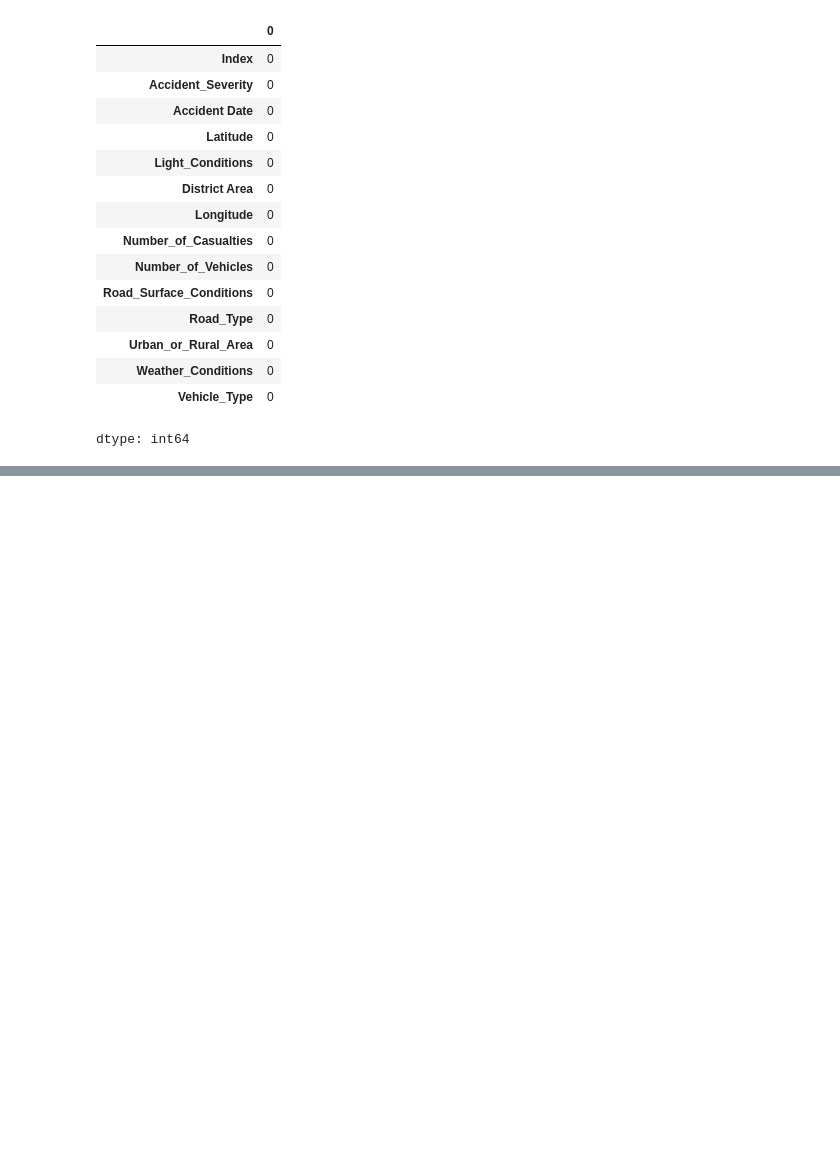
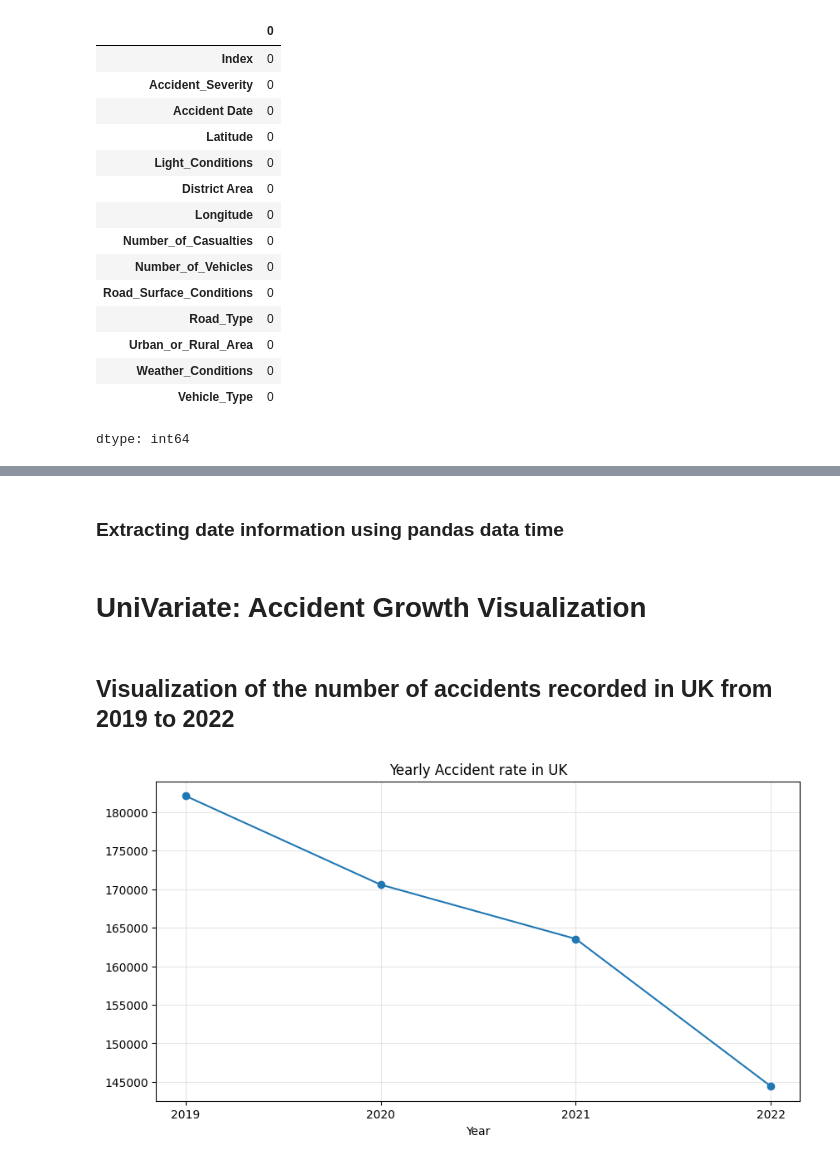
Before and after one commit to kvnwave/ELEC303-DATA-ANALYTICS-AGUILERA, a Jupyter notebook: uk_accident.ipynb, the cells around one changed output, grey strips where cells are left out. Drawn from its saved outputs; the diff is of its cells as text; code cells hidden in the pictures; blank space fills up the shorter version.

Commit message:
Major changes: added visualization, new set of insights

```diff
--- a/uk_accident.ipynb
+++ b/uk_accident.ipynb
@@ -145,10 +150,10 @@ dtype: int64
 # %% [markdown]
 <h5>Cleaning non-numerical empty datas </h5>
 # %%
-uk['Road_Surface_Conditions'] = uk['Road_Surface_Conditions'].fillna(uk['Road_Surface_Conditions'].mode()[0])
-uk['Road_Type'] = uk['Road_Type'].fillna(uk['Road_Type'].mode()[0])
-uk['Urban_or_Rural_Area'] = uk['Urban_or_Rural_Area'].fillna(uk['Urban_or_Rural_Area'].mode()[0])
-uk['Weather_Conditions'] = uk['Weather_Conditions'].fillna(uk['Weather_Conditions'].mode()[0])
+uk['Road_Surface_Conditions'] = uk['Road_Surface_Conditions'].fillna('unaccountable')
+uk['Road_Type'] = uk['Road_Type'].fillna('unaccountable')
+uk['Urban_or_Rural_Area'] = uk['Urban_or_Rural_Area'].fillna('unaccountable')
+uk['Weather_Conditions'] = uk['Weather_Conditions'].fillna('unaccountable')
 # %%
 uk.isna().sum()
 # %% [output]
@@ -799,0 +176,31 @@ dtype: int64
+# %% [markdown]
+<h3>Extracting date information using pandas data time</h1>
+# %%
+uk['Accident Date'] = uk['Accident Date'].str.strip()
+uk['Accident Date'] = uk['Accident Date'].astype('str')
+uk['Accident Date'] = uk['Accident Date'].str.replace('/', '-')
+# %%
+uk['Accident Date'] = pd.to_datetime(uk['Accident Date'], dayfirst = True, errors='coerce')
+
+uk['Year'] = uk['Accident Date'].dt.year
+uk['Month'] = uk['Accident Date'].dt.month
+uk['Day'] = uk['Accident Date'].dt.day
+uk['DayOfWeek'] = uk['Accident Date'].dt.dayofweek
+# %% [markdown]
+<h1>UniVariate: Accident Growth Visualization</h1>
+# %% [markdown]
+<h2>Visualization of the number of accidents recorded in UK from 2019 to 2022</h2>
+# %%
+yearly_data = uk.groupby(['Year'])['Index'].count()
+
+yearly_data.plot(
+                marker='o',
+                figsize=(10,5),
+                title = 'Yearly Accident rate in UK',
+
+)
+plt.xticks(range(2019, 2023),['2019','2020','2021','2022'])
+plt.grid(alpha=0.3)
+plt.show()
+# %% [output]
+[figure, added]
```
Also changed, not shown: parts of 142 cells of this notebook.
